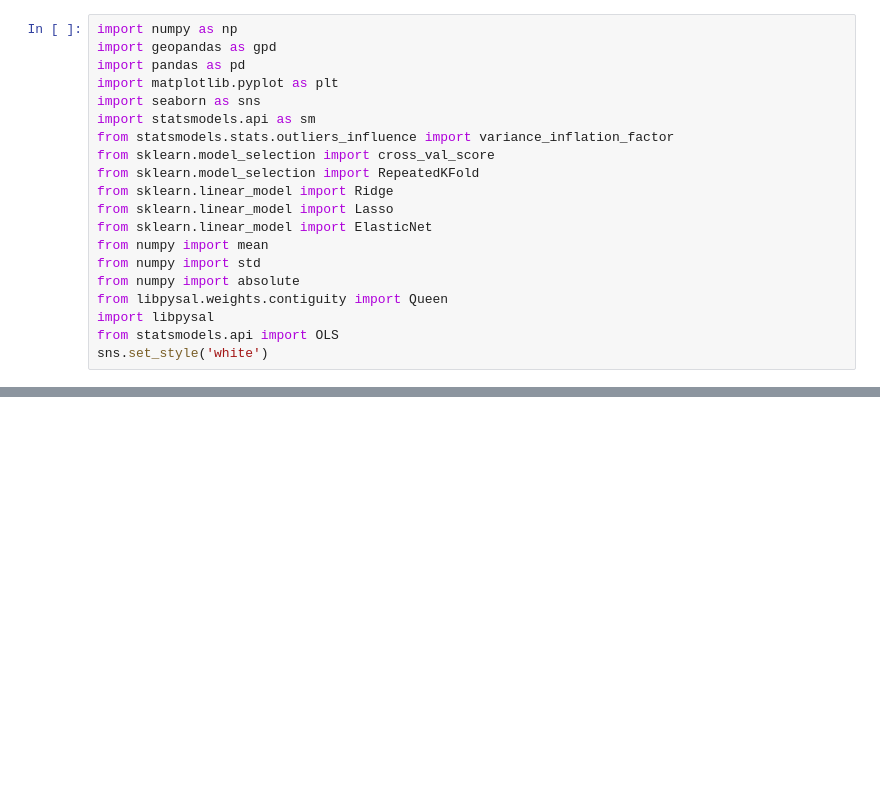
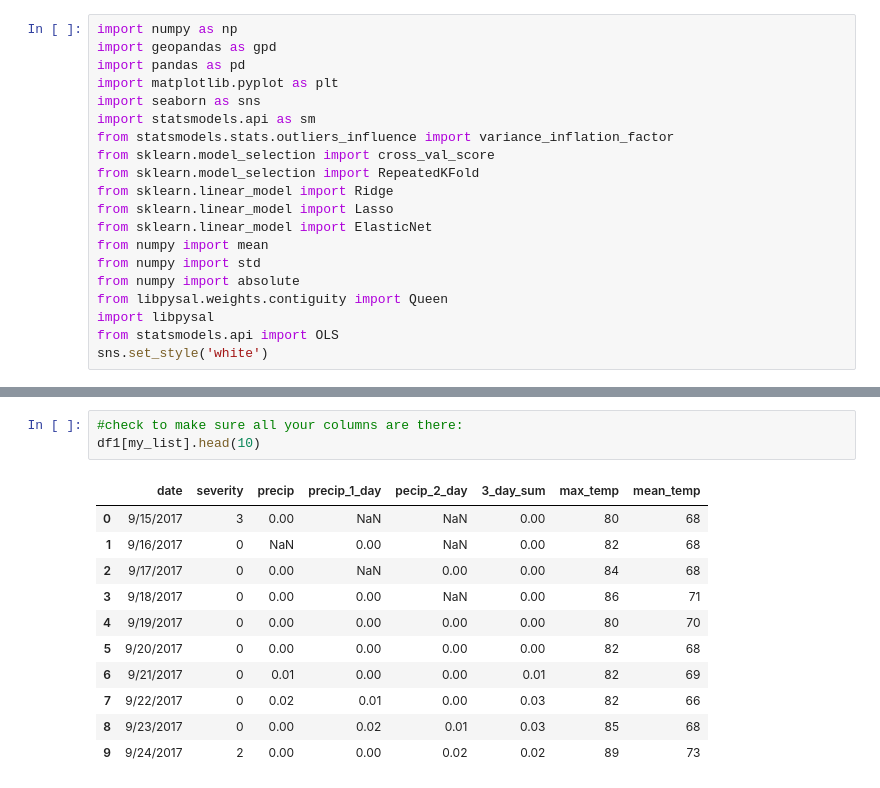
Before and after one commit to ChrisHarvey21/HABs, a Jupyter notebook: HABs.ipynb, the cells around one changed output, grey strips where cells are left out. Saved outputs shown, nothing was run; the diff lists cells and outputs as text; blank space fills up the shorter version.

```diff
--- a/HABs.ipynb
+++ b/HABs.ipynb
@@ -53,0 +57,15 @@ df1.head()
+# %%
+#check to make sure all your columns are there:
+df1[my_list].head(10)
+# %% [output]
+|  | date | severity | precip | precip_1_day | pecip_2_day | 3_day_sum | max_temp | mean_temp |
+| 0 | 9/15/2017 | 3 | 0.00 | NaN | NaN | 0.00 | 80 | 68 |
+| 1 | 9/16/2017 | 0 | NaN | 0.00 | NaN | 0.00 | 82 | 68 |
+| 2 | 9/17/2017 | 0 | 0.00 | NaN | 0.00 | 0.00 | 84 | 68 |
+| 3 | 9/18/2017 | 0 | 0.00 | 0.00 | NaN | 0.00 | 86 | 71 |
+| 4 | 9/19/2017 | 0 | 0.00 | 0.00 | 0.00 | 0.00 | 80 | 70 |
+| 5 | 9/20/2017 | 0 | 0.00 | 0.00 | 0.00 | 0.00 | 82 | 68 |
+| 6 | 9/21/2017 | 0 | 0.01 | 0.00 | 0.00 | 0.01 | 82 | 69 |
+| 7 | 9/22/2017 | 0 | 0.02 | 0.01 | 0.00 | 0.03 | 82 | 66 |
+| 8 | 9/23/2017 | 0 | 0.00 | 0.02 | 0.01 | 0.03 | 85 | 68 |
+| 9 | 9/24/2017 | 2 | 0.00 | 0.00 | 0.02 | 0.02 | 89 | 73 |
```
Also changed, not shown: parts of 5 cells of this notebook.
